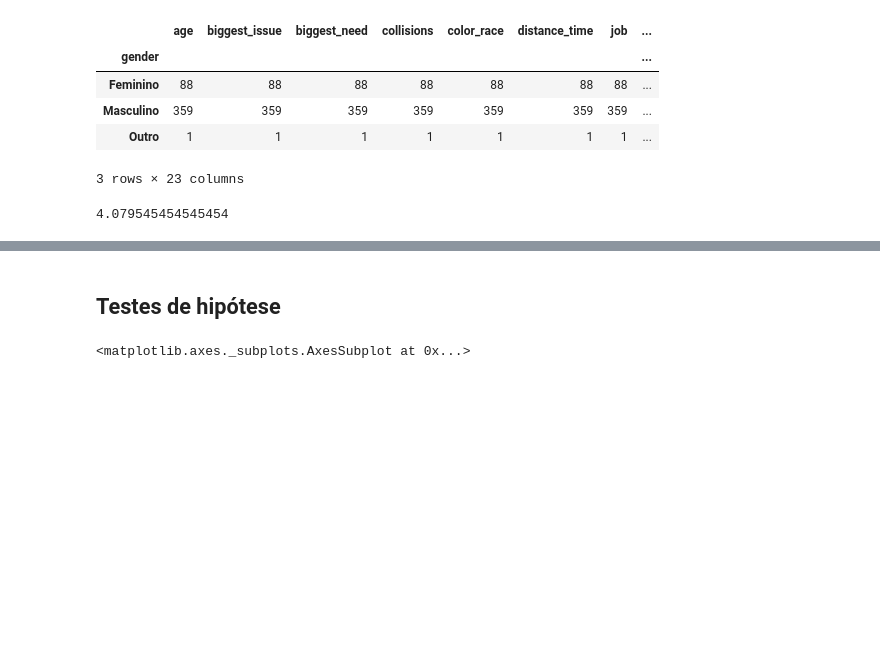
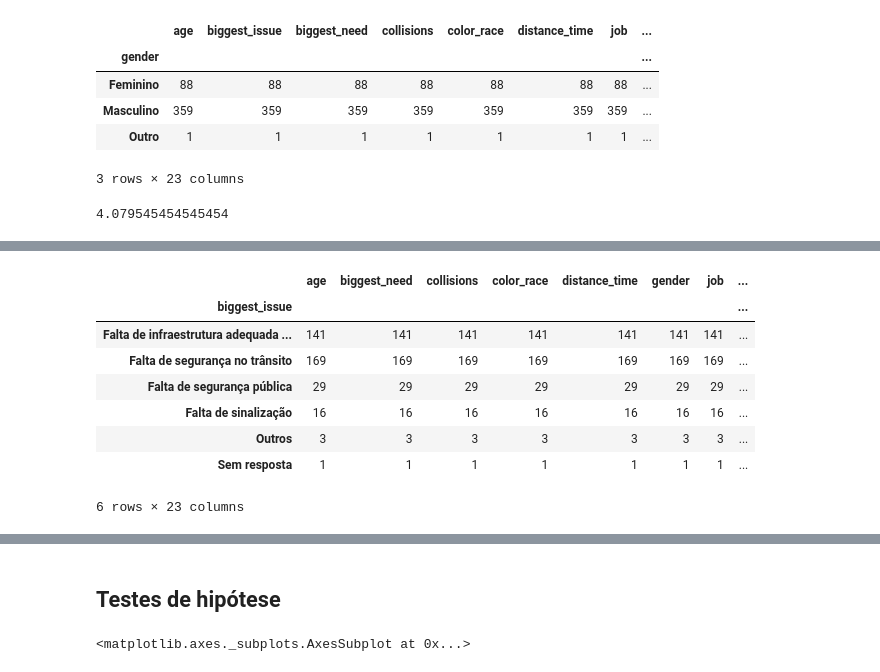
Before and after one commit to pedrocostab/Data_Science_Ciclistas, a Jupyter notebook: Projeto_1_Ciência_de_Dados.ipynb, the cells around one changed output, grey strips where cells are left out. Cells and saved outputs as stored; diff of their text form; code cells hidden in the pictures; blank space fills up the shorter version.

```diff
--- a/Projeto_1_Ciência_de_Dados.ipynb
+++ b/Projeto_1_Ciência_de_Dados.ipynb
@@ -836,0 +861,12 @@ ciclistas.corr(method="spearman")
+# %%
+(ciclistas[ciclistas["gender"] == "Masculino"]).groupby("biggest_issue").count()
+# %% [output]
+|  | age | biggest_need | collisions | color_race | distance_time | gender | job | ... |
+| biggest_issue |  |  |  |  |  |  |  | ... |
+| Falta de infraestrutura adequada ... | 141 | 141 | 141 | 141 | 141 | 141 | 141 | ... |
+| Falta de segurança no trânsito | 169 | 169 | 169 | 169 | 169 | 169 | 169 | ... |
+| Falta de segurança pública | 29 | 29 | 29 | 29 | 29 | 29 | 29 | ... |
+| Falta de sinalização | 16 | 16 | 16 | 16 | 16 | 16 | 16 | ... |
+| Outros | 3 | 3 | 3 | 3 | 3 | 3 | 3 | ... |
+| Sem resposta | 1 | 1 | 1 | 1 | 1 | 1 | 1 | ... |
+6 rows × 23 columns
```
Also changed, not shown: parts of 34 cells of this notebook.
